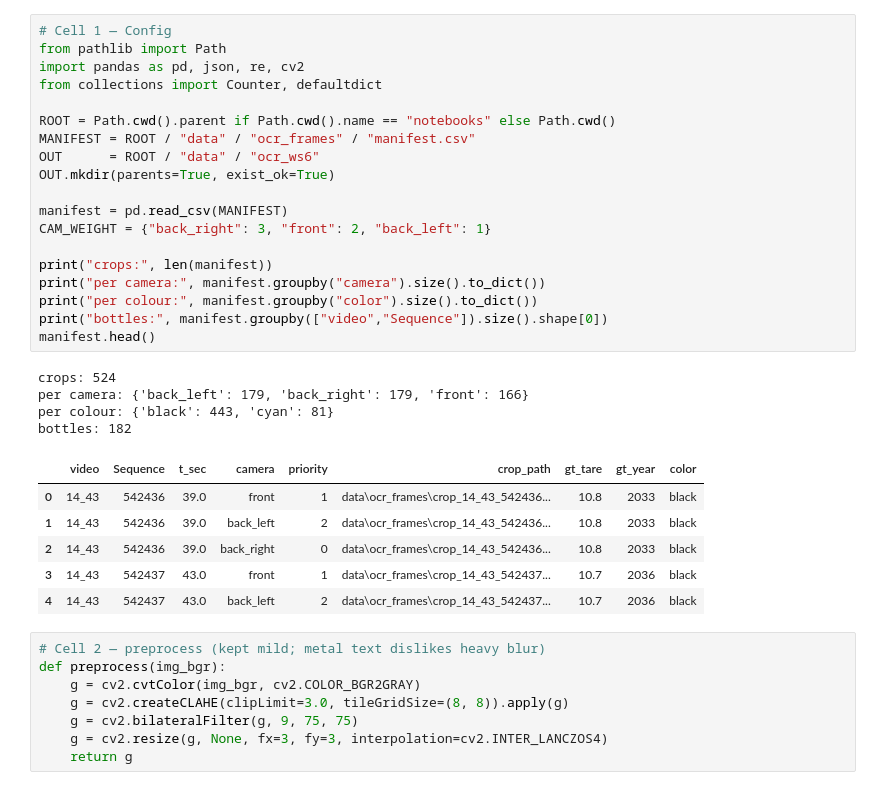
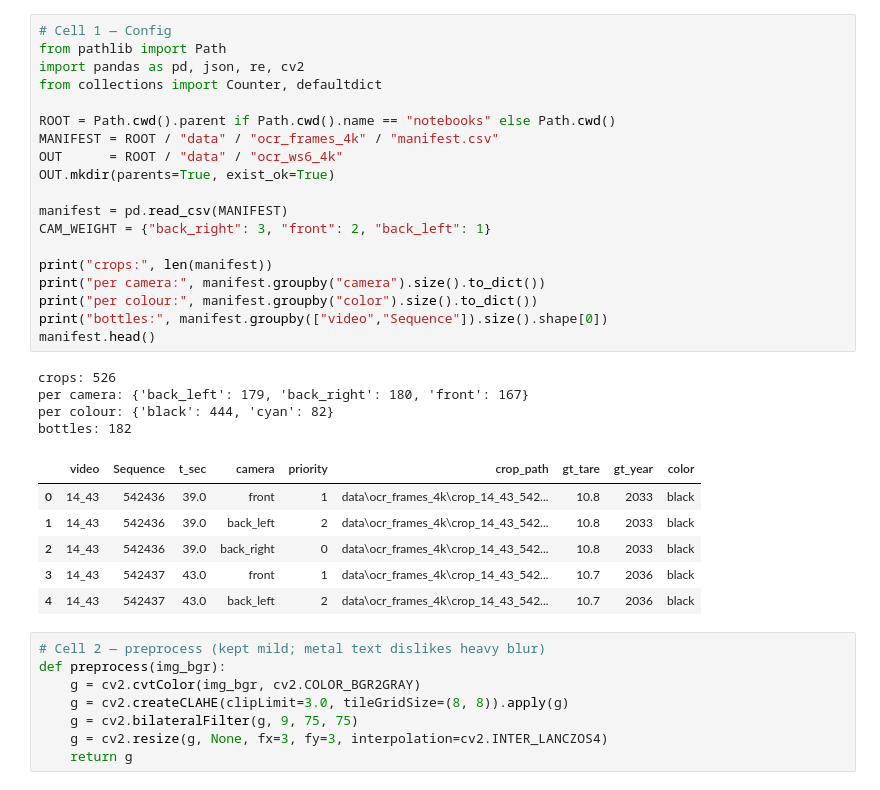
Before and after one commit to mahrukhtayyab23/AI-Application, a Jupyter notebook: notebooks/09_ocr_dpc.ipynb, the cells around one changed output. Saved outputs shown, nothing was run; the diff lists cells and outputs as text.

```diff
--- a/notebooks/09_ocr_dpc.ipynb
+++ b/notebooks/09_ocr_dpc.ipynb
@@ -1,33 +1,33 @@
 # %%
 # Cell 1 — Config
 from pathlib import Path
 import pandas as pd, json, re, cv2
 from collections import Counter, defaultdict
 
 ROOT = Path.cwd().parent if Path.cwd().name == "notebooks" else Path.cwd()
-MANIFEST = ROOT / "data" / "ocr_frames" / "manifest.csv"
-OUT      = ROOT / "data" / "ocr_ws6"
+MANIFEST = ROOT / "data" / "ocr_frames_4k" / "manifest.csv"
+OUT      = ROOT / "data" / "ocr_ws6_4k"
 OUT.mkdir(parents=True, exist_ok=True)
 
 manifest = pd.read_csv(MANIFEST)
 CAM_WEIGHT = {"back_right": 3, "front": 2, "back_left": 1}
 
 print("crops:", len(manifest))
 print("per camera:", manifest.groupby("camera").size().to_dict())
 print("per colour:", manifest.groupby("color").size().to_dict())
 print("bottles:", manifest.groupby(["video","Sequence"]).size().shape[0])
 manifest.head()
 # %% [output]
-crops: 524
-per camera: {'back_left': 179, 'back_right': 179, 'front': 166}
-per colour: {'black': 443, 'cyan': 81}
+crops: 526
+per camera: {'back_left': 179, 'back_right': 180, 'front': 167}
+per colour: {'black': 444, 'cyan': 82}
 bottles: 182
 |  | video | Sequence | t_sec | camera | priority | crop_path | gt_tare | gt_year | color |
-| 0 | 14_43 | 542436 | 39.0 | front | 1 | data\ocr_frames\crop_14_43_542436... | 10.8 | 2033 | black |
-| 1 | 14_43 | 542436 | 39.0 | back_left | 2 | data\ocr_frames\crop_14_43_542436... | 10.8 | 2033 | black |
-| 2 | 14_43 | 542436 | 39.0 | back_right | 0 | data\ocr_frames\crop_14_43_542436... | 10.8 | 2033 | black |
-| 3 | 14_43 | 542437 | 43.0 | front | 1 | data\ocr_frames\crop_14_43_542437... | 10.7 | 2036 | black |
-| 4 | 14_43 | 542437 | 43.0 | back_left | 2 | data\ocr_frames\crop_14_43_542437... | 10.7 | 2036 | black |
+| 0 | 14_43 | 542436 | 39.0 | front | 1 | data\ocr_frames_4k\crop_14_43_542... | 10.8 | 2033 | black |
+| 1 | 14_43 | 542436 | 39.0 | back_left | 2 | data\ocr_frames_4k\crop_14_43_542... | 10.8 | 2033 | black |
+| 2 | 14_43 | 542436 | 39.0 | back_right | 0 | data\ocr_frames_4k\crop_14_43_542... | 10.8 | 2033 | black |
+| 3 | 14_43 | 542437 | 43.0 | front | 1 | data\ocr_frames_4k\crop_14_43_542... | 10.7 | 2036 | black |
+| 4 | 14_43 | 542437 | 43.0 | back_left | 2 | data\ocr_frames_4k\crop_14_43_542... | 10.7 | 2036 | black |
 # %%
 # Cell 2 — preprocess (kept mild; metal text dislikes heavy blur)
 def preprocess(img_bgr):
```
Also changed, not shown: parts of 8 cells of this notebook, 17 other files.
